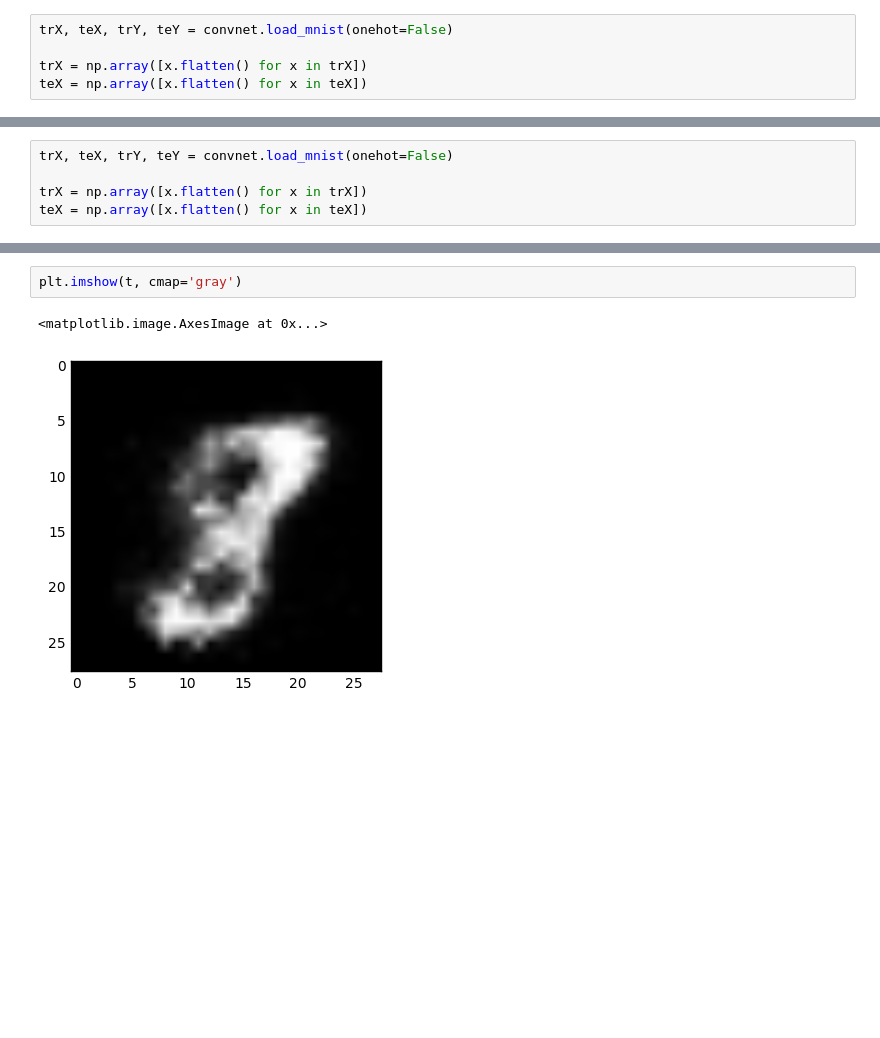
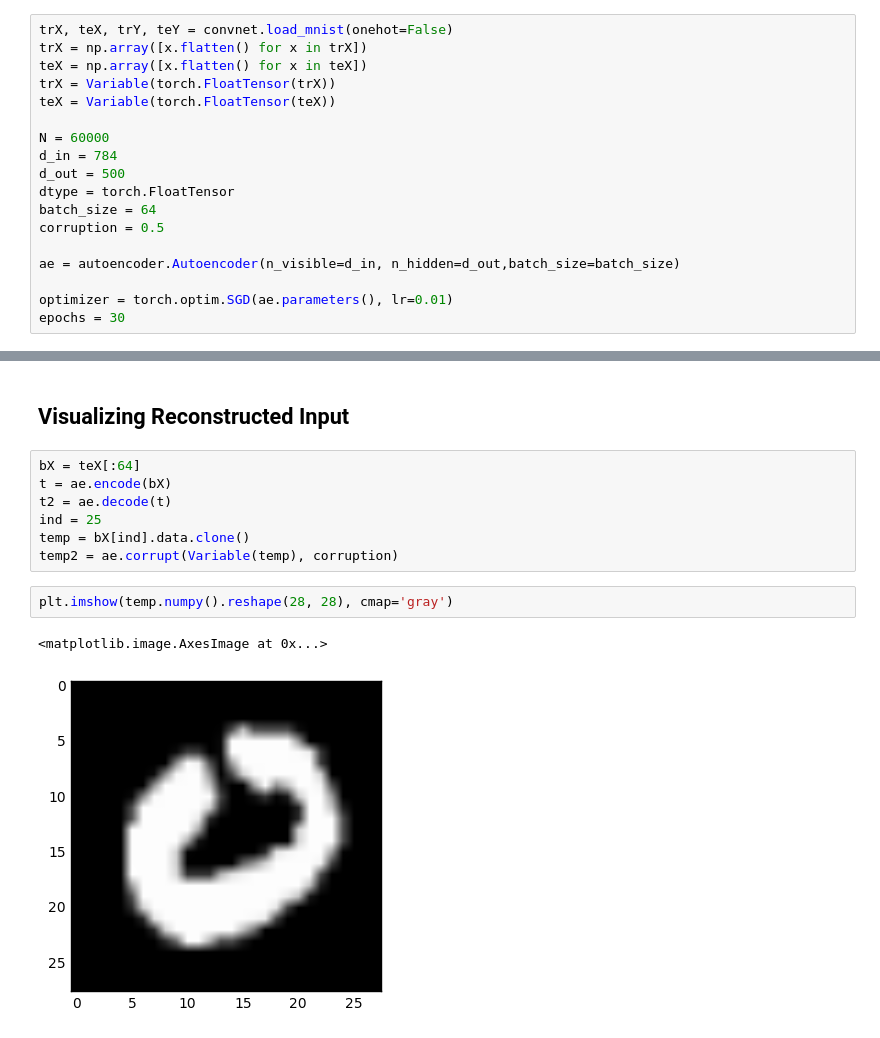
Before and after one commit to ack8006/jaa-dl, a Jupyter notebook: assignment-1/autoencoder-evaluation.ipynb, the cells around one changed output, grey strips where cells are left out. Cells and saved outputs as stored; diff of their text form; blank space fills up the shorter version.

Commit message:
Refactor Autoencoder.

```diff
--- a/assignment-1/autoencoder-evaluation.ipynb
+++ b/assignment-1/autoencoder-evaluation.ipynb
@@ -23,5 +22,18 @@ from torch import optim
 # %%
 trX, teX, trY, teY = convnet.load_mnist(onehot=False)
-
 trX = np.array([x.flatten() for x in trX])
 teX = np.array([x.flatten() for x in teX])
+trX = Variable(torch.FloatTensor(trX))
+teX = Variable(torch.FloatTensor(teX))
+
+N = 60000
+d_in = 784
+d_out = 500
+dtype = torch.FloatTensor
+batch_size = 64
+corruption = 0.5
+
+ae = autoencoder.Autoencoder(n_visible=d_in, n_hidden=d_out,batch_size=batch_size)
+
+optimizer = torch.optim.SGD(ae.parameters(), lr=0.01)
+epochs = 30
@@ -75,5 +39,0 @@ def corrupt_input(X):
-# %%
-trX, teX, trY, teY = convnet.load_mnist(onehot=False)
-
-trX = np.array([x.flatten() for x in trX])
-teX = np.array([x.flatten() for x in teX])
@@ -141,6 +60,15 @@ def imshow(img):
+# %% [markdown]
+## Visualizing Reconstructed Input
+# %%
+bX = teX[:64]
+t = ae.encode(bX)
+t2 = ae.decode(t)
+ind = 25
+temp = bX[ind].data.clone()
+temp2 = ae.corrupt(Variable(temp), corruption)
 # %%
-plt.imshow(t, cmap='gray')
+plt.imshow(temp.numpy().reshape(28, 28), cmap='gray')
 # %% [output]
 <matplotlib.image.AxesImage at 0x...>
-[figure, old version]
+[figure, new version]
 # %%
```
Also changed, not shown: parts of 22 cells of this notebook, 1 other file.
